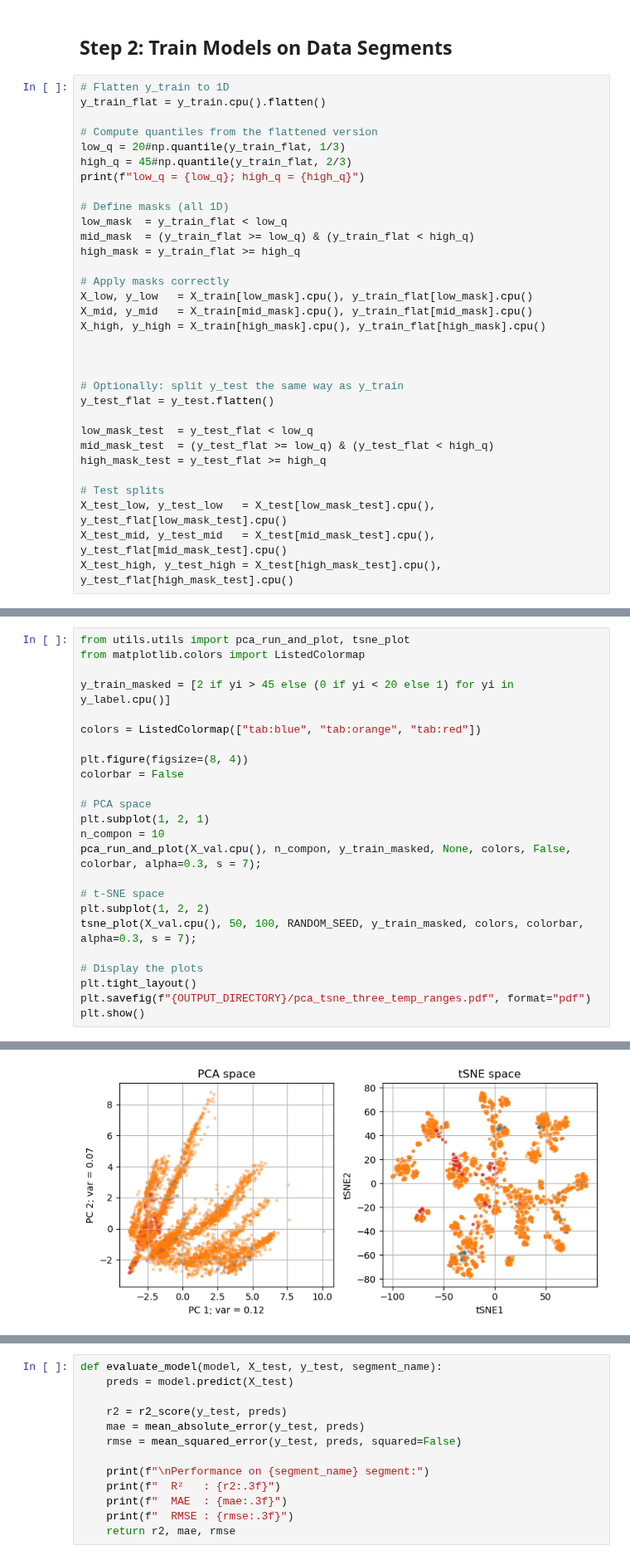
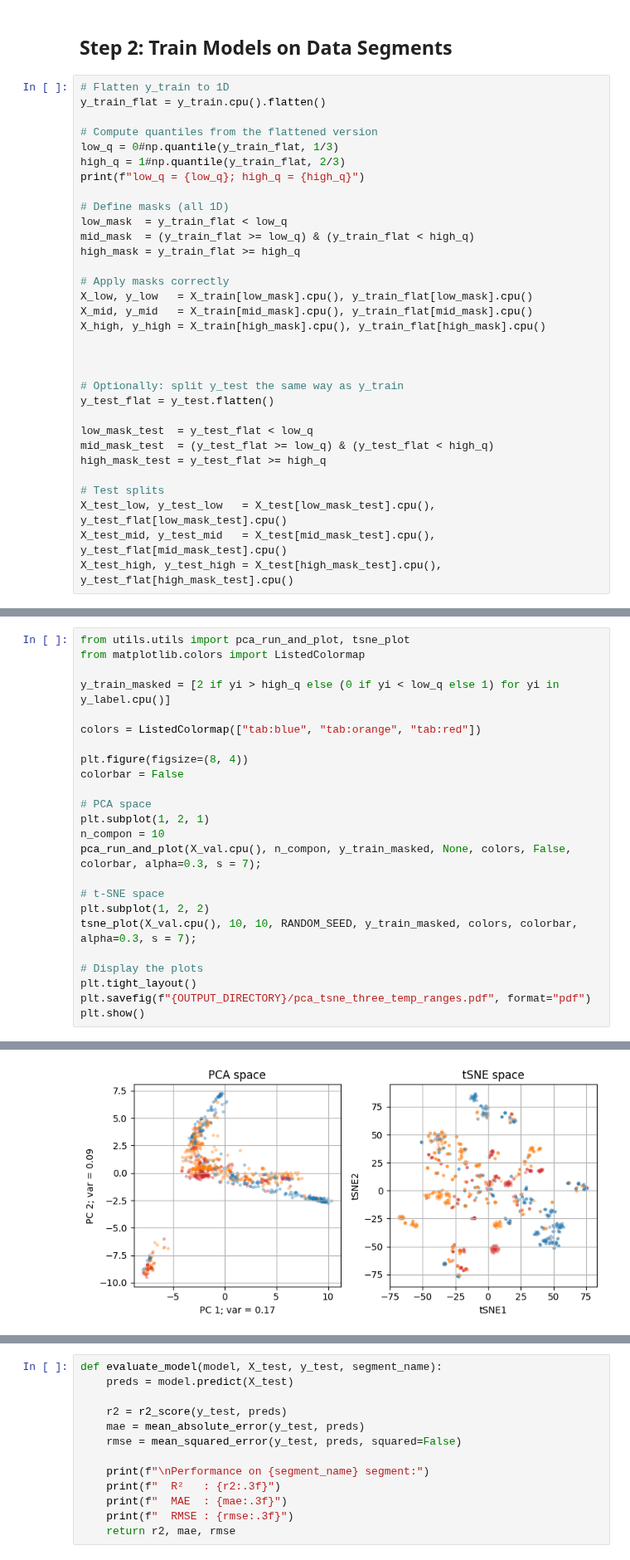
Before and after one commit to oist/gene-context, a Jupyter notebook: phenotype_prediction/jupyter_notebooks/doubling_time_data.ipynb, the cells around one changed output, grey strips where cells are left out. Shown at 83% size. Drawn from its saved outputs; the diff is of its cells as text.

```diff
--- a/phenotype_prediction/jupyter_notebooks/doubling_time_data.ipynb
+++ b/phenotype_prediction/jupyter_notebooks/doubling_time_data.ipynb
@@ -255,8 +338,8 @@ plt.show()
 y_train_flat = y_train.cpu().flatten()
 
 # Compute quantiles from the flattened version
-low_q = 20#np.quantile(y_train_flat, 1/3)
-high_q = 45#np.quantile(y_train_flat, 2/3)
+low_q = 0#np.quantile(y_train_flat, 1/3)
+high_q = 1#np.quantile(y_train_flat, 2/3)
 print(f"low_q = {low_q}; high_q = {high_q}")
 
 # Define masks (all 1D)
@@ -314,7 +397,7 @@ num low = 87; num mid = 3556; num high = 205;
 from utils.utils import pca_run_and_plot, tsne_plot
 from matplotlib.colors import ListedColormap
 
-y_train_masked = [2 if yi > 45 else (0 if yi < 20 else 1) for yi in y_label.cpu()]
+y_train_masked = [2 if yi > high_q else (0 if yi < low_q else 1) for yi in y_label.cpu()]
 
 colors = ListedColormap(["tab:blue", "tab:orange", "tab:red"])
 
@@ -328,7 +411,7 @@ pca_run_and_plot(X_val.cpu(), n_compon, y_train_masked, None, colors, False, col
 
 # t-SNE space
 plt.subplot(1, 2, 2)
-tsne_plot(X_val.cpu(), 50, 100, RANDOM_SEED, y_train_masked, colors, colorbar, alpha=0.3, s = 7);
+tsne_plot(X_val.cpu(), 10, 10, RANDOM_SEED, y_train_masked, colors, colorbar, alpha=0.3, s = 7);
 
 # Display the plots
 plt.tight_layout()
@@ -339,4 +422,4 @@ Shape of the projected data = (4809, 2)
-[figure, old version]
+[figure, new version]
 # %%
 from xgboost import XGBRegressor
 from sklearn.metrics import r2_score, mean_squared_error, mean_absolute_error
```
Also changed, not shown: parts of 31 cells of this notebook, 5 other files.
